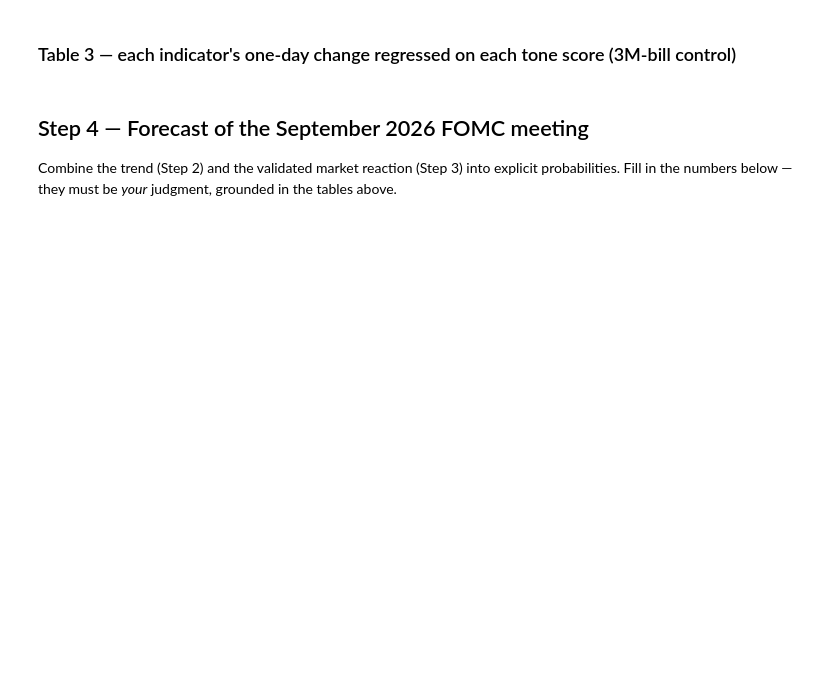
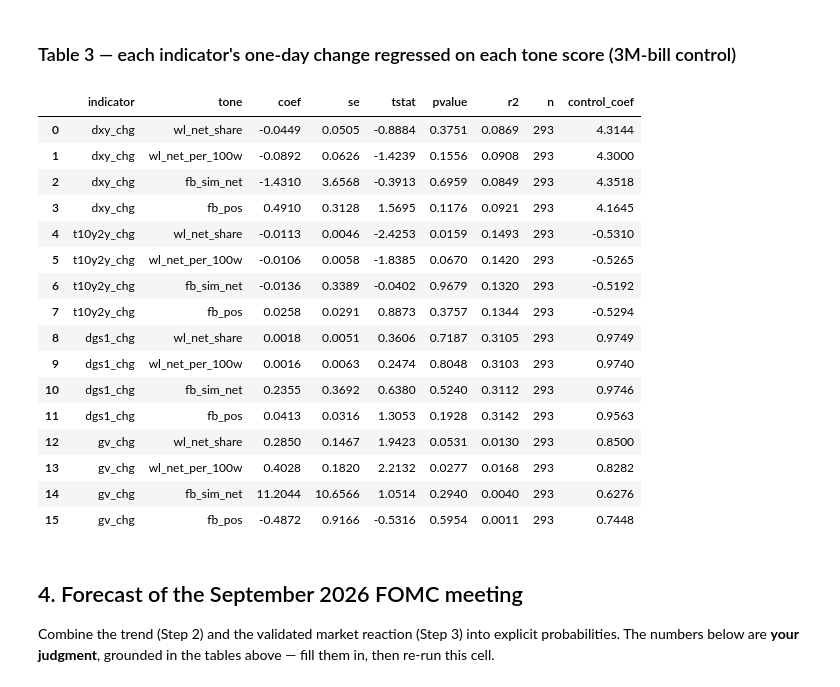
Before and after one commit to xiaoyang119/FRE-GY-7871A-Assignment2, a Jupyter notebook: assignment2_analysis.ipynb, the cells around one changed output. Saved outputs shown, nothing was run; the diff lists cells and outputs as text; code cells hidden in the pictures; blank space fills up the shorter version.

```diff
--- a/assignment2_analysis.ipynb
+++ b/assignment2_analysis.ipynb
@@ -22,10 +27,12 @@ if (ROOT / "src").exists():
     sys.path.insert(0, str(ROOT))
 
 from src import fomc
-from src.config import WARSH_START, POWELL_START
+from src.config import DATA, SCORE_DIR, OUTPUT_DIR, WARSH_START, POWELL_START
 from src.tone_wordlist import score_dataframe as score_wordlist
 from src.regress import one_day_change, run_regressions
+from src.market import download_fred, download_yahoo
 
 warnings.filterwarnings("ignore")
 pd.set_option("display.max_columns", 50)
-print("OK")
+pd.set_option("display.width", 160)
+print("setup OK")
@@ -66,11 +96,18 @@ Two methods, as required.
 # %%
-scored = score_wordlist(docs)
+scores_path = SCORE_DIR / "tone_scores.csv"
+cached_cols = pd.read_csv(scores_path, nrows=0).columns if scores_path.exists() else []
+have_finbert = any(c.startswith("fb_") for c in cached_cols)
 
-try:
-    from src.tone_finbert import score_dataframe as score_finbert
-    scored = score_finbert(scored)
-except ImportError as e:
-    print("FinBERT not available (transformers/torch missing); word list only:", e)
+if have_finbert:
+    scored = pd.read_csv(scores_path)
+    scored["date"] = pd.to_datetime(scored["date"])
+else:
+    scored = score_wordlist(docs)
+    try:
+        from src.tone_finbert import score_dataframe as score_finbert
+        scored = score_finbert(scored)   # slow: ~5-15 min on CPU
+    except ImportError as e:
+        print("FinBERT unavailable (word list only):", e)
+    scored.to_csv(scores_path, index=False)
 
-scored.to_csv("data/scores/tone_scores.csv", index=False)
-scored[["kind", "date", "chair", "wl_net_share", "wl_n_hawk", "wl_n_dove"]].head()
+scored[["kind", "date", "chair", "wl_net_share", "fb_pos", "fb_sim_net"]].head()
@@ -97,15 +144,13 @@ plt.show()
 
 For each release we compute the **one-day change** in the four indicators (`post_close − prev_close`), then regress each on each tone score, controlling for the **3-month Treasury bill** change (`DGS3MO`) so the words are not credited with the rate decision itself.
 # %%
-from src.market import download_fred, download_yahoo
-
 fred = download_fred()
 yahoo = download_yahoo()
 
-tone_cols = [c for c in scored.columns
-             if c.startswith(("wl_", "fb_")) and c != "wl_n_words"]
+TONE_COLS = ["wl_net_share", "wl_net_per_100w", "fb_sim_net", "fb_pos"]
+tone_cols = [c for c in TONE_COLS if c in scored.columns]
 
 event = one_day_change(fred, yahoo, scored.set_index("doc_id")["date"])
 event = event.join(scored.set_index("doc_id")[["kind", "chair"] + tone_cols])
-event.to_csv("data/scores/event_changes.csv", index=False)
+event.to_csv(SCORE_DIR / "event_changes.csv", index=False)
 event[["release", "dxy_chg", "t10y2y_chg", "dgs1_chg", "gv_chg"]].tail()
@@ -119,10 +185,28 @@ warsh_events[cols].round(4)
 ### Table 3 — each indicator's one-day change regressed on each tone score (3M-bill control)
 # %%
 regs = run_regressions(event, tone_cols)
-regs.to_csv("data/scores/regressions.csv", index=False)
+regs.to_csv(OUTPUT_DIR / "table3_regressions.csv", index=False)
 regs.round(4)
+# %% [output]
+|  | indicator | tone | coef | se | tstat | pvalue | r2 | n | control_coef |
+| 0 | dxy_chg | wl_net_share | -0.0449 | 0.0505 | -0.8884 | 0.3751 | 0.0869 | 293 | 4.3144 |
+| 1 | dxy_chg | wl_net_per_100w | -0.0892 | 0.0626 | -1.4239 | 0.1556 | 0.0908 | 293 | 4.3000 |
+| 2 | dxy_chg | fb_sim_net | -1.4310 | 3.6568 | -0.3913 | 0.6959 | 0.0849 | 293 | 4.3518 |
+| 3 | dxy_chg | fb_pos | 0.4910 | 0.3128 | 1.5695 | 0.1176 | 0.0921 | 293 | 4.1645 |
+| 4 | t10y2y_chg | wl_net_share | -0.0113 | 0.0046 | -2.4253 | 0.0159 | 0.1493 | 293 | -0.5310 |
+| 5 | t10y2y_chg | wl_net_per_100w | -0.0106 | 0.0058 | -1.8385 | 0.0670 | 0.1420 | 293 | -0.5265 |
+| 6 | t10y2y_chg | fb_sim_net | -0.0136 | 0.3389 | -0.0402 | 0.9679 | 0.1320 | 293 | -0.5192 |
+| 7 | t10y2y_chg | fb_pos | 0.0258 | 0.0291 | 0.8873 | 0.3757 | 0.1344 | 293 | -0.5294 |
+| 8 | dgs1_chg | wl_net_share | 0.0018 | 0.0051 | 0.3606 | 0.7187 | 0.3105 | 293 | 0.9749 |
+| 9 | dgs1_chg | wl_net_per_100w | 0.0016 | 0.0063 | 0.2474 | 0.8048 | 0.3103 | 293 | 0.9740 |
+| 10 | dgs1_chg | fb_sim_net | 0.2355 | 0.3692 | 0.6380 | 0.5240 | 0.3112 | 293 | 0.9746 |
+| 11 | dgs1_chg | fb_pos | 0.0413 | 0.0316 | 1.3053 | 0.1928 | 0.3142 | 293 | 0.9563 |
+| 12 | gv_chg | wl_net_share | 0.2850 | 0.1467 | 1.9423 | 0.0531 | 0.0130 | 293 | 0.8500 |
+| 13 | gv_chg | wl_net_per_100w | 0.4028 | 0.1820 | 2.2132 | 0.0277 | 0.0168 | 293 | 0.8282 |
+| 14 | gv_chg | fb_sim_net | 11.2044 | 10.6566 | 1.0514 | 0.2940 | 0.0040 | 293 | 0.6276 |
+| 15 | gv_chg | fb_pos | -0.4872 | 0.9166 | -0.5316 | 0.5954 | 0.0011 | 293 | 0.7448 |
 # %% [markdown]
-## Step 4 — Forecast of the September 2026 FOMC meeting
+## 4. Forecast of the September 2026 FOMC meeting
 
-Combine the trend (Step 2) and the validated market reaction (Step 3) into explicit probabilities. Fill in the numbers below — they must be *your* judgment, grounded in the tables above.
+Combine the trend (Step 2) and the validated market reaction (Step 3) into explicit probabilities. The numbers below are **your judgment**, grounded in the tables above — fill them in, then re-run this cell.
 # %%
```
Also changed, not shown: parts of 15 cells of this notebook, 9 other files.
